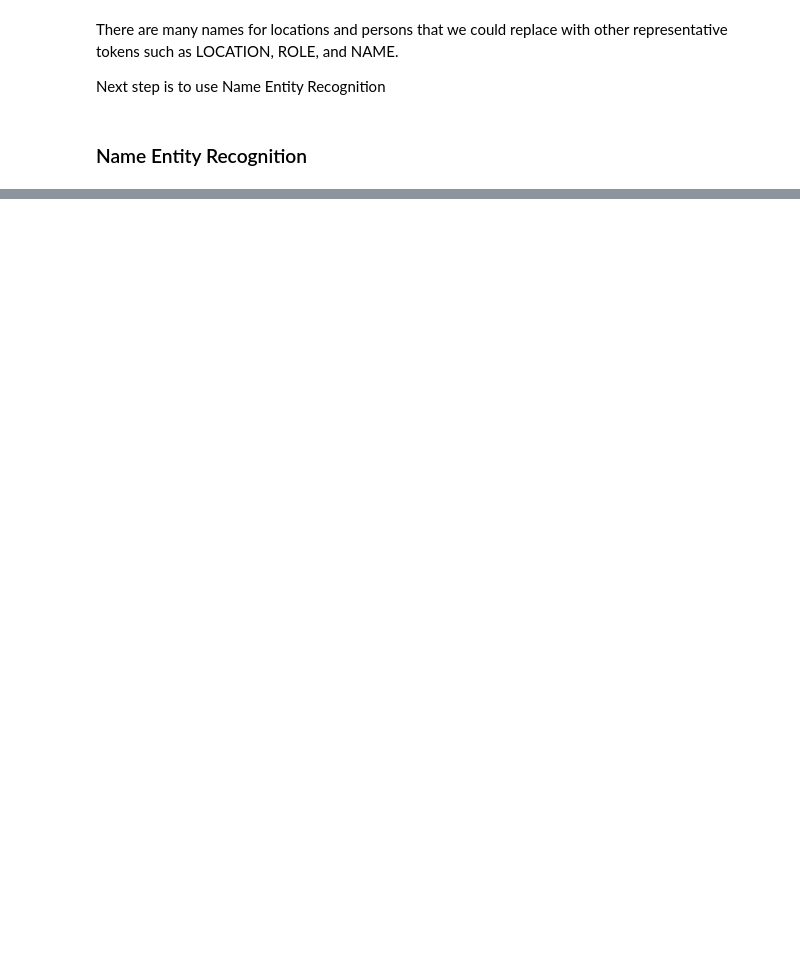
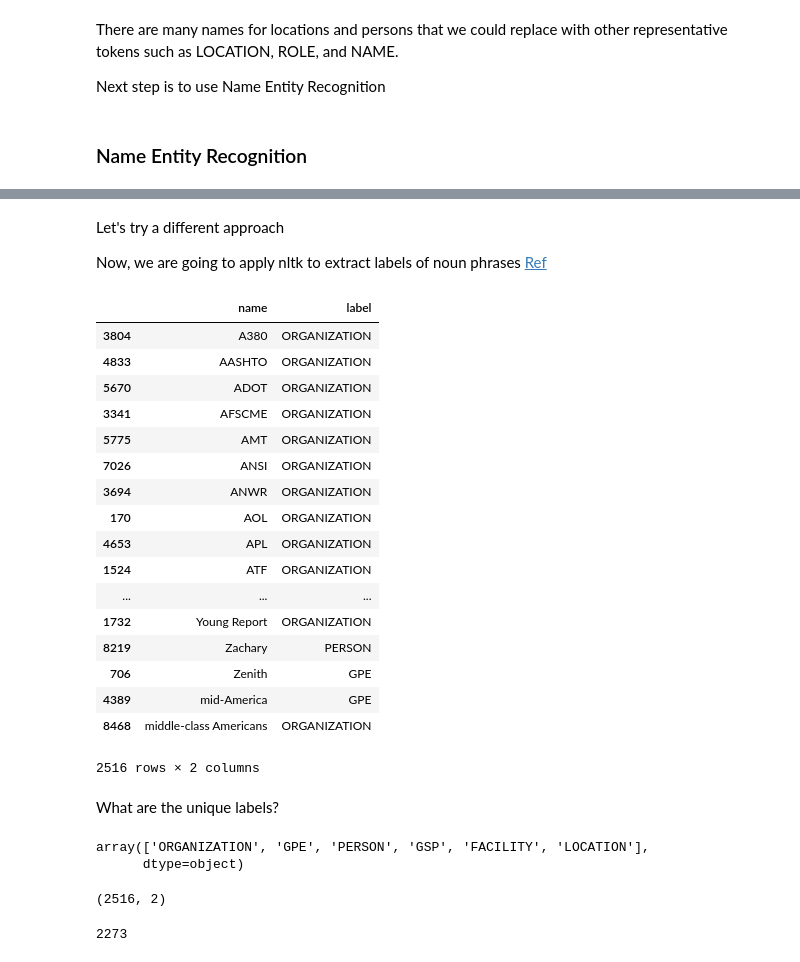
Before and after one commit to eduardozamudio/pj_fit, a Jupyter notebook: notebooks/exploratory analysis.ipynb, the cells around one changed output, grey strips where cells are left out. Drawn from its saved outputs; the diff is of its cells as text; code cells hidden in the pictures; blank space fills up the shorter version.

```diff
--- a/notebooks/exploratory analysis.ipynb
+++ b/notebooks/exploratory analysis.ipynb
@@ -163,0 +311,71 @@ ImportError: No module named 'textacy'
+# %% [markdown]
+Let's try a different approach
+
+Now, we are going to apply nltk to extract labels of noun phrases [Ref](https://www.commonlounge.com/discussion/2662a77ddcde4102a16d5eb6fa2eff1e)
+# %%
+## Snippet source:
+## https://www.commonlounge.com/discussion/2662a77ddcde4102a16d5eb6fa2eff1e
+
+import nltk
+
+result = []
+
+for sent in df.sentence:
+    # tokenize doc
+    tokenized_doc = nltk.word_tokenize(sent)
+
+    # tag sentences and use nltk's Named Entity Chunker
+    tagged_sentences = nltk.pos_tag(tokenized_doc)
+    ne_chunked_sents = nltk.ne_chunk(tagged_sentences)
+
+    # extract all named entities
+    named_entities = []
+    for tagged_tree in ne_chunked_sents:
+        if hasattr(tagged_tree, 'label'):
+            entity_name = ' '.join(c[0] for c in tagged_tree.leaves()) #
+            entity_type = tagged_tree.label() # get NE category
+            named_entities.append((entity_name, entity_type))
+
+    result.append(named_entities)
+# %%
+flat_list = [pair for line in result for pair in line]
+# %%
+df_ner = pd.DataFrame(flat_list, columns=['name', 'label'])
+# %%
+df_ner = df_ner.sort_values(['name', 'label']).drop_duplicates()
+# %%
+df_ner
+# %% [output]
+|  | name | label |
+| 3804 | A380 | ORGANIZATION |
+| 4833 | AASHTO | ORGANIZATION |
+| 5670 | ADOT | ORGANIZATION |
+| 3341 | AFSCME | ORGANIZATION |
+| 5775 | AMT | ORGANIZATION |
+| 7026 | ANSI | ORGANIZATION |
+| 3694 | ANWR | ORGANIZATION |
+| 170 | AOL | ORGANIZATION |
+| 4653 | APL | ORGANIZATION |
+| 1524 | ATF | ORGANIZATION |
+| ... | ... | ... |
+| 1732 | Young Report | ORGANIZATION |
+| 8219 | Zachary | PERSON |
+| 706 | Zenith | GPE |
+| 4389 | mid-America | GPE |
+| 8468 | middle-class Americans | ORGANIZATION |
+2516 rows × 2 columns
+# %% [markdown]
+What are the unique labels?
+# %%
+df_ner.label.unique()
+# %% [output]
+array(['ORGANIZATION', 'GPE', 'PERSON', 'GSP', 'FACILITY', 'LOCATION'],
+      dtype=object)
+# %%
+df_ner.shape
+# %% [output]
+(2516, 2)
+# %%
+len(df_ner.name.unique())
+# %% [output]
+2273
```
Also changed, not shown: parts of 34 cells of this notebook.
